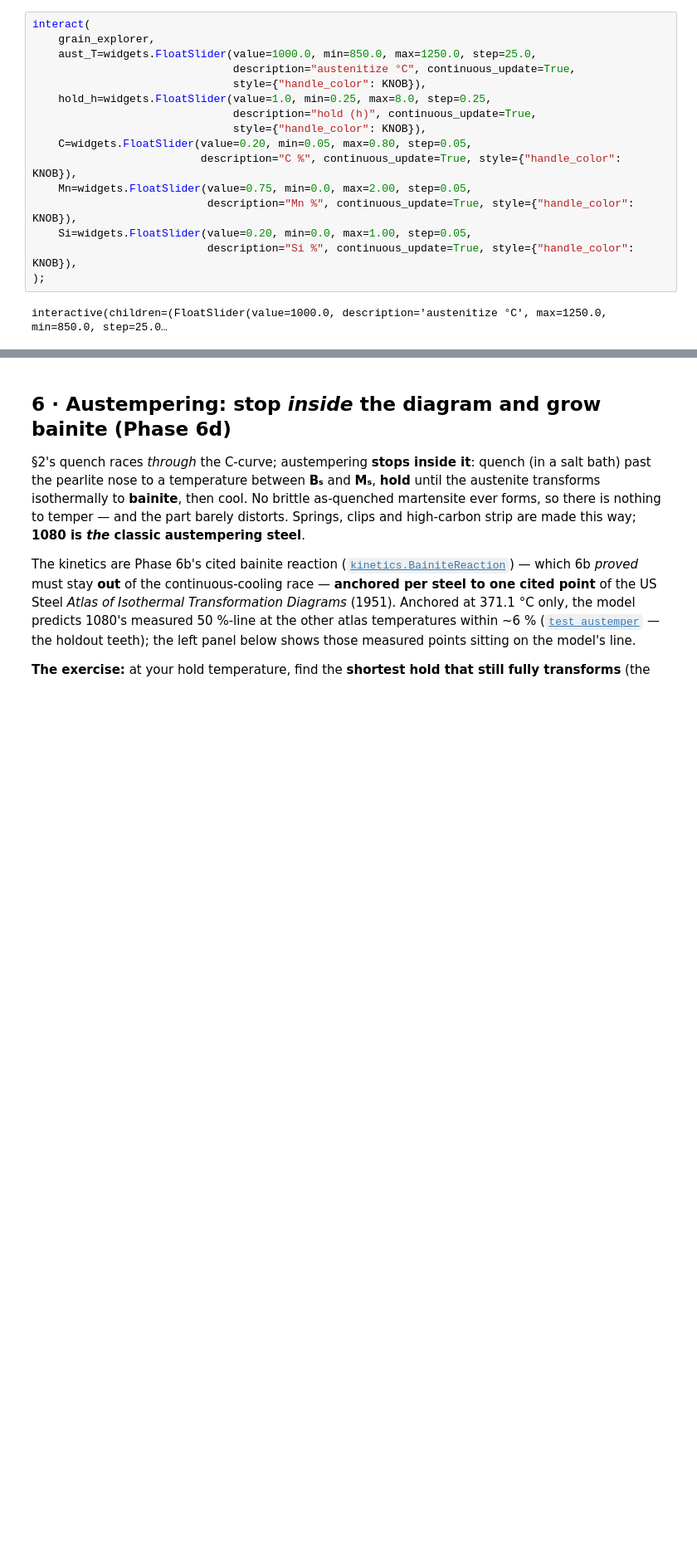
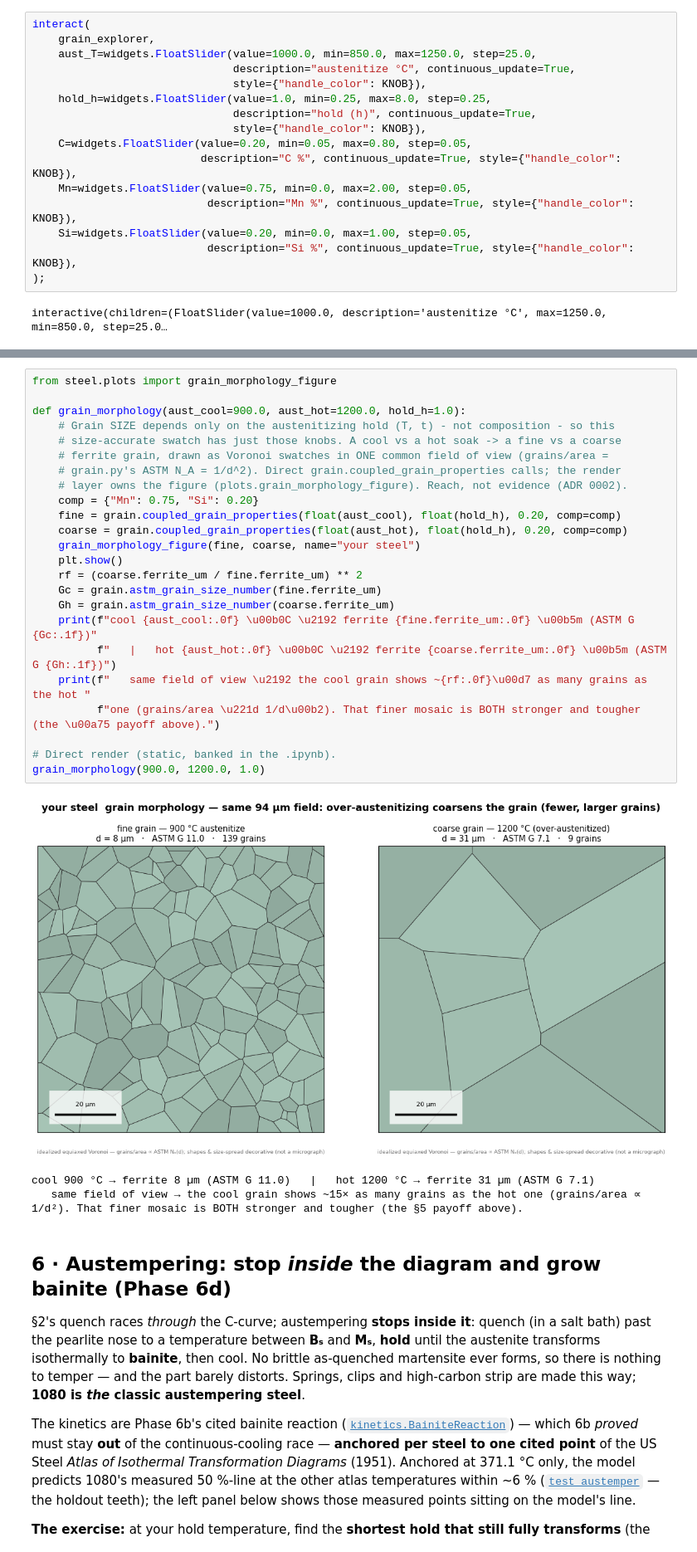
Before and after one commit to BoykoNeov/steel-sim, a Jupyter notebook: steel/steel.ipynb, the cells around one changed output, grey strips where cells are left out. Shown at 83% size. Cells and saved outputs as stored; diff of their text form; blank space fills up the shorter version.

```diff
--- a/steel/steel.ipynb
+++ b/steel/steel.ipynb
@@ -560,3 +573,31 @@ interactive(children=(FloatSlider(value=1000.0, description='austenitize °C', m
+# %%
+from steel.plots import grain_morphology_figure
+
+def grain_morphology(aust_cool=900.0, aust_hot=1200.0, hold_h=1.0):
+    # Grain SIZE depends only on the austenitizing hold (T, t) - not composition - so this
+    # size-accurate swatch has just those knobs. A cool vs a hot soak -> a fine vs a coarse
+    # ferrite grain, drawn as Voronoi swatches in ONE common field of view (grains/area =
+    # grain.py's ASTM N_A = 1/d^2). Direct grain.coupled_grain_properties calls; the render
+    # layer owns the figure (plots.grain_morphology_figure). Reach, not evidence (ADR 0002).
+    comp = {"Mn": 0.75, "Si": 0.20}
+    fine = grain.coupled_grain_properties(float(aust_cool), float(hold_h), 0.20, comp=comp)
+    coarse = grain.coupled_grain_properties(float(aust_hot), float(hold_h), 0.20, comp=comp)
+    grain_morphology_figure(fine, coarse, name="your steel")
+    plt.show()
+    rf = (coarse.ferrite_um / fine.ferrite_um) ** 2
+    Gc = grain.astm_grain_size_number(fine.ferrite_um)
+    Gh = grain.astm_grain_size_number(coarse.ferrite_um)
+    print(f"cool {aust_cool:.0f} \u00b0C \u2192 ferrite {fine.ferrite_um:.0f} \u00b5m (ASTM G {Gc:.1f})"
+          f"   |   hot {aust_hot:.0f} \u00b0C \u2192 ferrite {coarse.ferrite_um:.0f} \u00b5m (ASTM G {Gh:.1f})")
+    print(f"   same field of view \u2192 the cool grain shows ~{rf:.0f}\u00d7 as many grains as the hot "
+          f"one (grains/area \u221d 1/d\u00b2). That finer mosaic is BOTH stronger and tougher (the \u00a75 payoff above).")
+
+# Direct render (static, banked in the .ipynb).
+grain_morphology(900.0, 1200.0, 1.0)
+# %% [output]
+[figure, added]
+cool 900 °C → ferrite 8 µm (ASTM G 11.0)   |   hot 1200 °C → ferrite 31 µm (ASTM G 7.1)
+   same field of view → the cool grain shows ~15× as many grains as the hot one (grains/area ∝ 1/d²). That finer mosaic is BOTH stronger and tougher (the §5 payoff above).
 # %% [markdown]
 ## 6 · Austempering: stop *inside* the diagram and grow bainite (Phase 6d)
 
```
Also changed, not shown: parts of 1 cell of this notebook, 1 other file.
